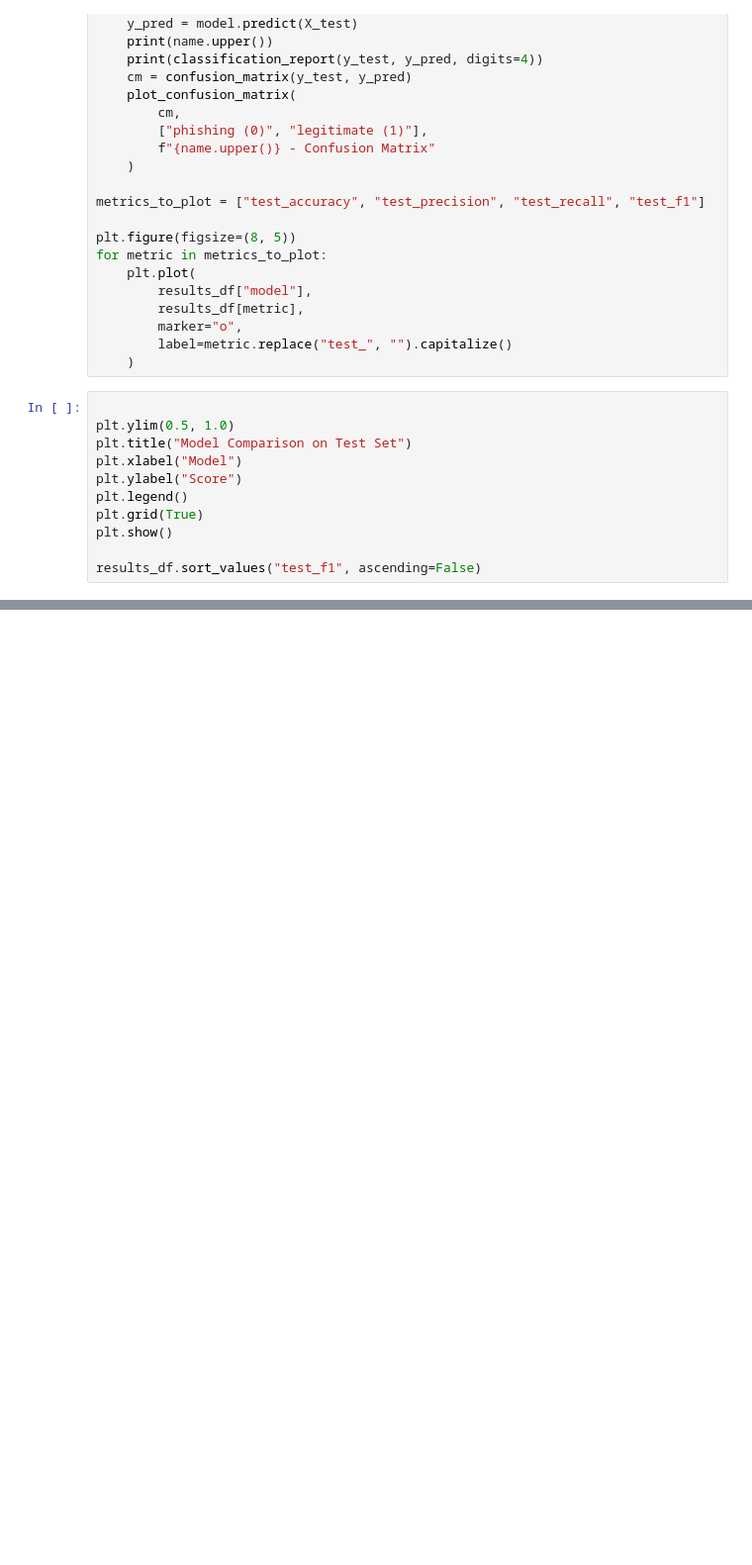
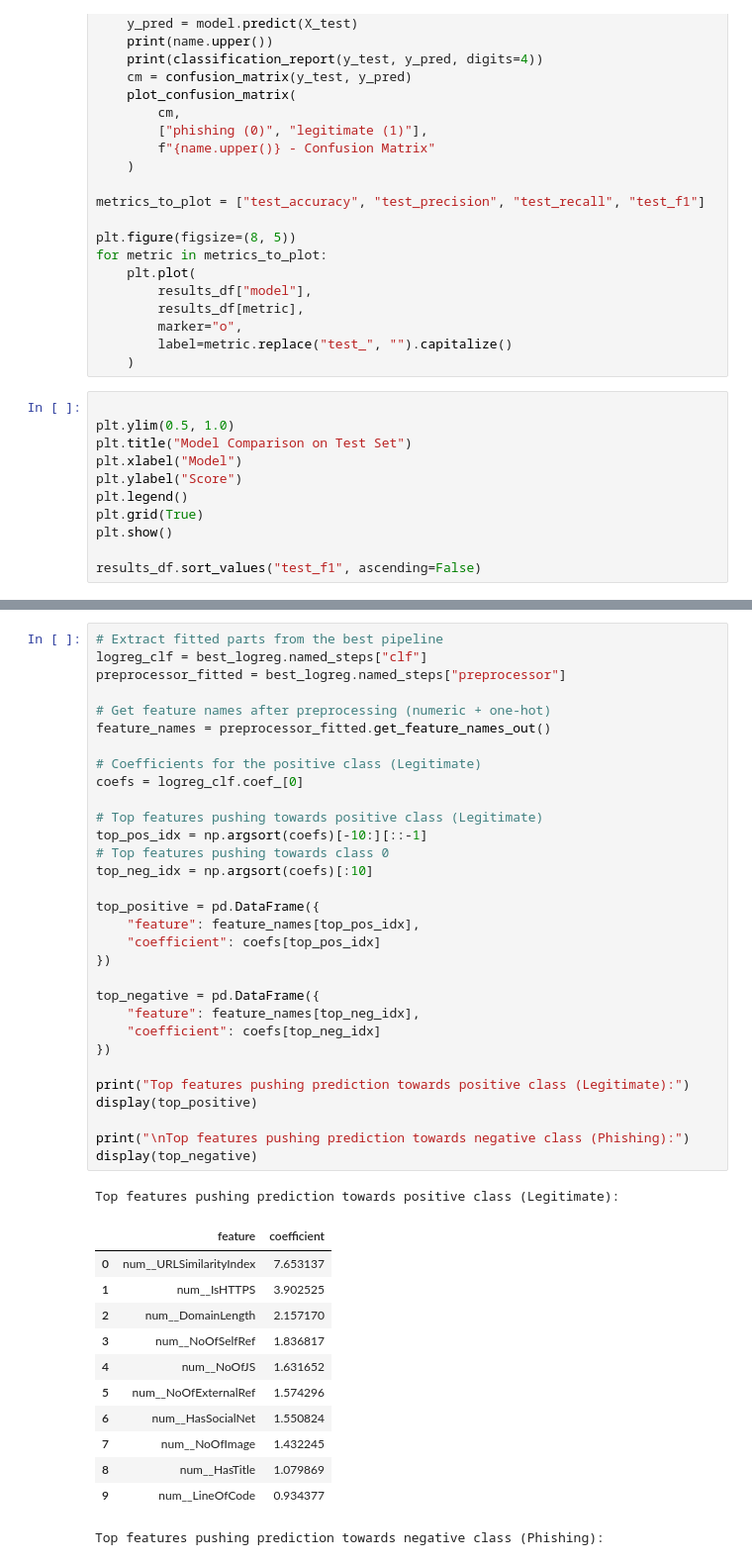
Before and after one commit to ToshiBiswas/Phishing-Link-Detector, a Jupyter notebook: ENSF_611_notebook.ipynb, the cells around one changed output, grey strips where cells are left out. Shown: that part at 99% size. Drawn from its saved outputs; the diff is of its cells as text; blank space fills up the shorter version.

```diff
--- a/ENSF_611_notebook.ipynb
+++ b/ENSF_611_notebook.ipynb
@@ -170,0 +251,45 @@ results_df.sort_values("test_f1", ascending=False)
+# %%
+# Extract fitted parts from the best pipeline
+logreg_clf = best_logreg.named_steps["clf"]
+preprocessor_fitted = best_logreg.named_steps["preprocessor"]
+
+# Get feature names after preprocessing (numeric + one-hot)
+feature_names = preprocessor_fitted.get_feature_names_out()
+
+# Coefficients for the positive class (Legitimate)
+coefs = logreg_clf.coef_[0]
+
+# Top features pushing towards positive class (Legitimate)
+top_pos_idx = np.argsort(coefs)[-10:][::-1]
+# Top features pushing towards class 0
+top_neg_idx = np.argsort(coefs)[:10]
+
+top_positive = pd.DataFrame({
+    "feature": feature_names[top_pos_idx],
+    "coefficient": coefs[top_pos_idx]
+})
+
+top_negative = pd.DataFrame({
+    "feature": feature_names[top_neg_idx],
+    "coefficient": coefs[top_neg_idx]
+})
+
+print("Top features pushing prediction towards positive class (Legitimate):")
+display(top_positive)
+
+print("\nTop features pushing prediction towards negative class (Phishing):")
+display(top_negative)
+# %% [output]
+Top features pushing prediction towards positive class (Legitimate):
+|  | feature | coefficient |
+| 0 | num__URLSimilarityIndex | 7.653137 |
+| 1 | num__IsHTTPS | 3.902525 |
+| 2 | num__DomainLength | 2.157170 |
+| 3 | num__NoOfSelfRef | 1.836817 |
+| 4 | num__NoOfJS | 1.631652 |
+| 5 | num__NoOfExternalRef | 1.574296 |
+| 6 | num__HasSocialNet | 1.550824 |
+| 7 | num__NoOfImage | 1.432245 |
+| 8 | num__HasTitle | 1.079869 |
+| 9 | num__LineOfCode | 0.934377 |
+Top features pushing prediction towards negative class (Phishing):
```
Also changed, not shown: parts of 9 cells of this notebook.
